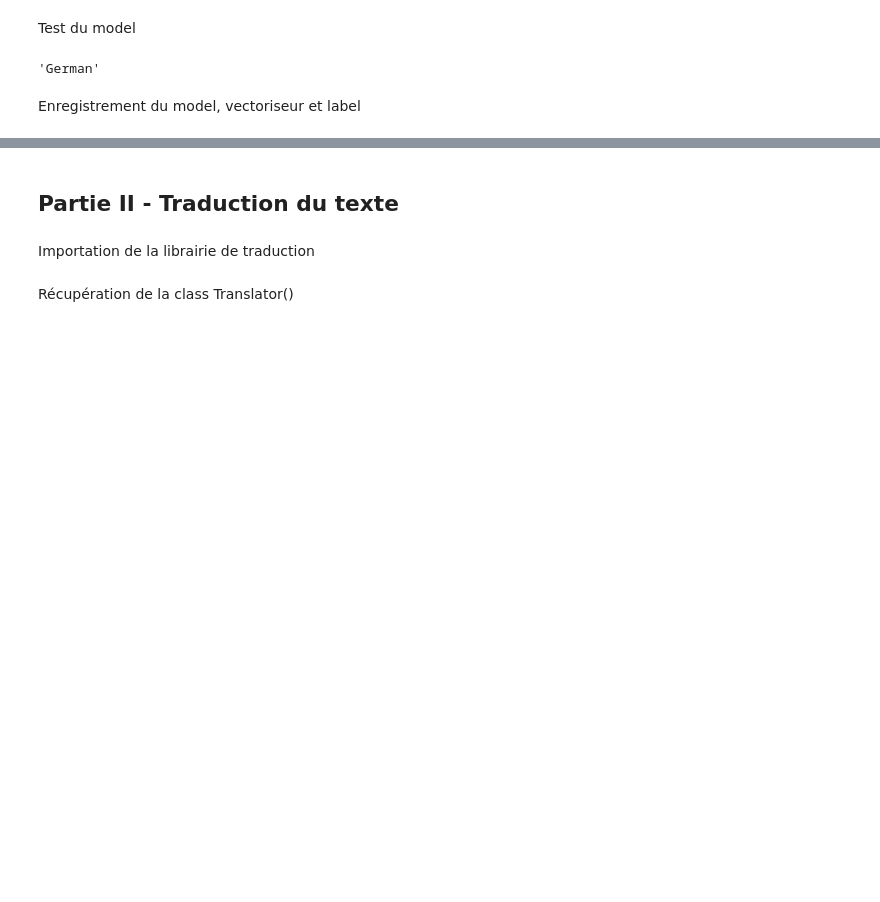
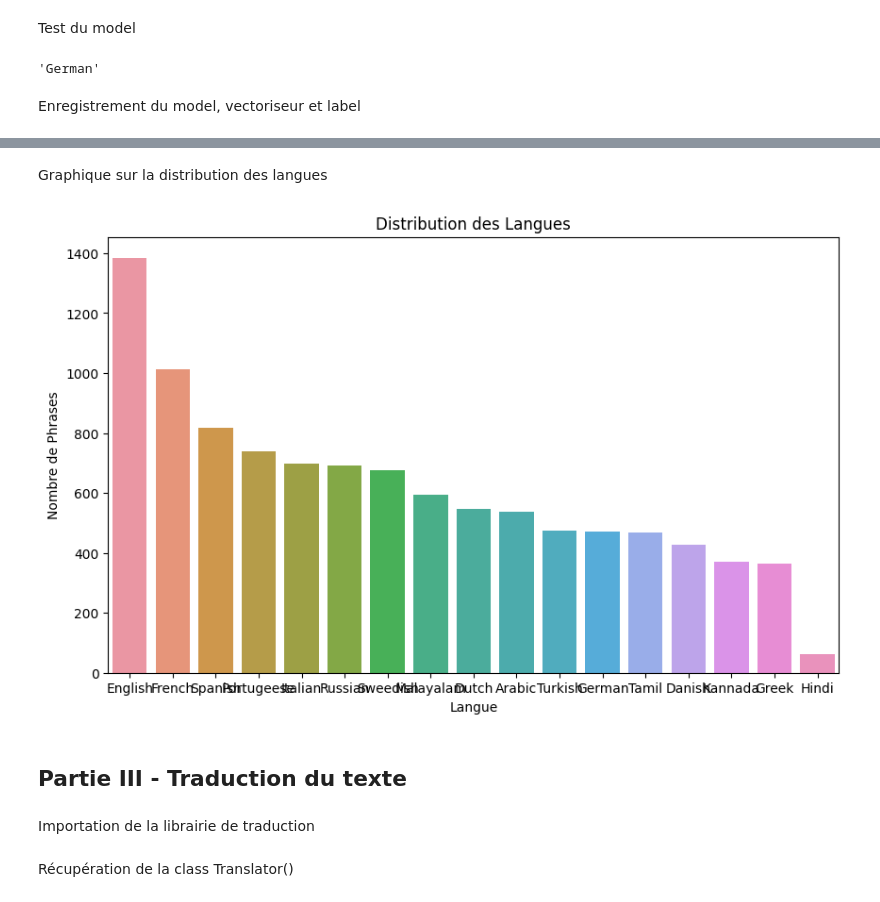
Before and after one commit to Floyey/deeplearning-nlp, a Jupyter notebook: main.ipynb, the cells around one changed output, grey strips where cells are left out. Cells and saved outputs as stored; diff of their text form; code cells hidden in the pictures; blank space fills up the shorter version.

```diff
--- a/main.ipynb
+++ b/main.ipynb
@@ -103,5 +123,17 @@ pickle.dump(le, open("./models/label.pickle", "wb"))
+# %% [markdown]
+Graphique sur la distribution des langues
+# %%
+langue_counts = df["Language"].value_counts()
+plt.figure(figsize=(10, 6))
+sns.barplot(x=langue_counts.index, y=langue_counts.values)
+plt.xlabel("Langue")
+plt.ylabel("Nombre de Phrases")
+plt.title("Distribution des Langues")
+plt.show()
+# %% [output]
+[figure, added]
 # %% [markdown]
-## Partie II - Traduction du texte
+## Partie III - Traduction du texte
 # %% [markdown]
 Importation de la librairie de traduction
 # %%
```
Also changed, not shown: parts of 6 cells of this notebook, 1 other file.
